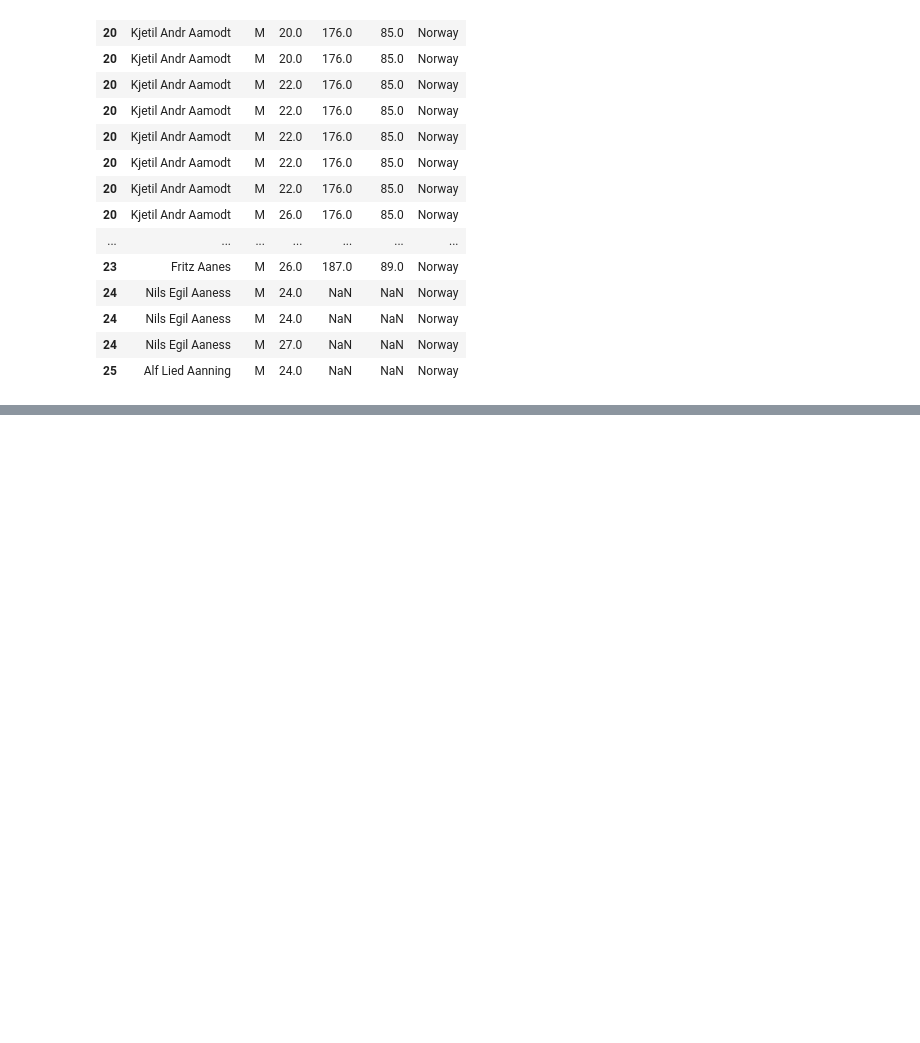
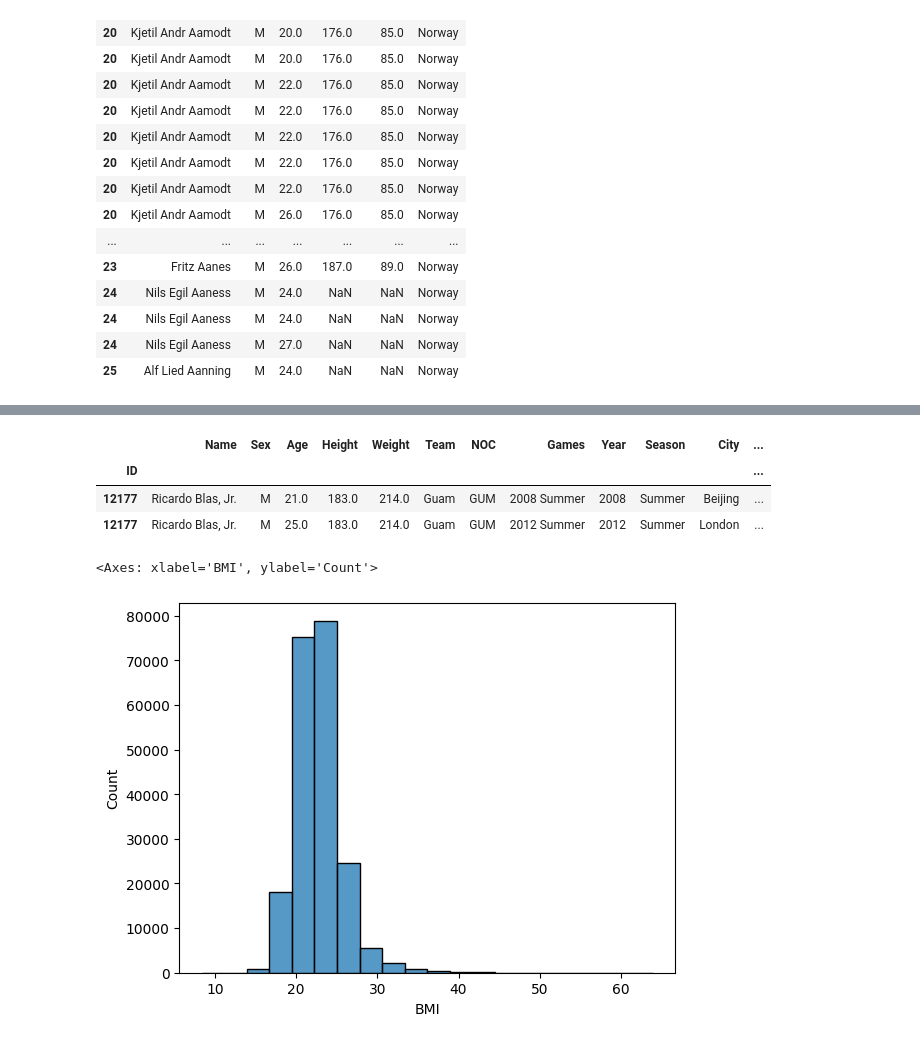
Before and after one commit to oscargbocanegra/learning, a Jupyter notebook: MachineLearning/c-udemy-analisis-datos-python-3/notebooks/04-manipulacion-datos-pandas.ipynb, the cells around one changed output, grey strips where cells are left out. Saved outputs shown, nothing was run; the diff lists cells and outputs as text; code cells hidden in the pictures; blank space fills up the shorter version.

Commit message:
Transformaciones Columnares

```diff
--- a/MachineLearning/c-udemy-analisis-datos-python-3/notebooks/04-manipulacion-datos-pandas.ipynb
+++ b/MachineLearning/c-udemy-analisis-datos-python-3/notebooks/04-manipulacion-datos-pandas.ipynb
@@ -466,0 +583,3 @@ olympics.loc[20:25 , 'Name': 'Team']
+# %%
+# Generando el Indice de Masa corporal en una nueva columna BMI.
+olympics['BMI'] = olympics['Weight'] / (olympics['Height'] / 100) ** 2
@@ -466,0 +598,13 @@ olympics.loc[20:25 , 'Name': 'Team']
+# %%
+# Consultando los atletas con indice de masa corporal BMI mayor a 60.
+olympics[olympics['BMI'] > 60]
+# %% [output]
+|  | Name | Sex | Age | Height | Weight | Team | NOC | Games | Year | Season | City | ... |
+| ID |  |  |  |  |  |  |  |  |  |  |  | ... |
+| 12177 | Ricardo Blas, Jr. | M | 21.0 | 183.0 | 214.0 | Guam | GUM | 2008 Summer | 2008 | Summer | Beijing | ... |
+| 12177 | Ricardo Blas, Jr. | M | 25.0 | 183.0 | 214.0 | Guam | GUM | 2012 Summer | 2012 | Summer | London | ... |
+# %%
+sb.histplot(olympics['BMI'], bins=20)
+# %% [output]
+<Axes: xlabel='BMI', ylabel='Count'>
+[figure, added]
```
Also changed, not shown: parts of 18 cells of this notebook.
